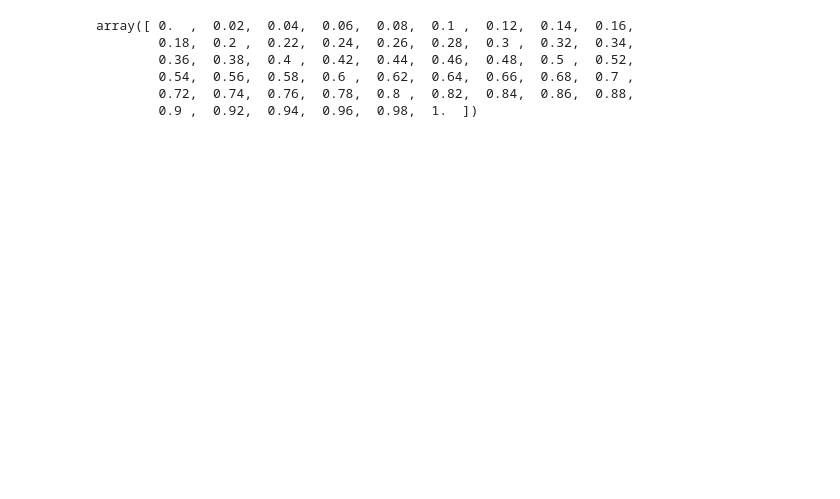
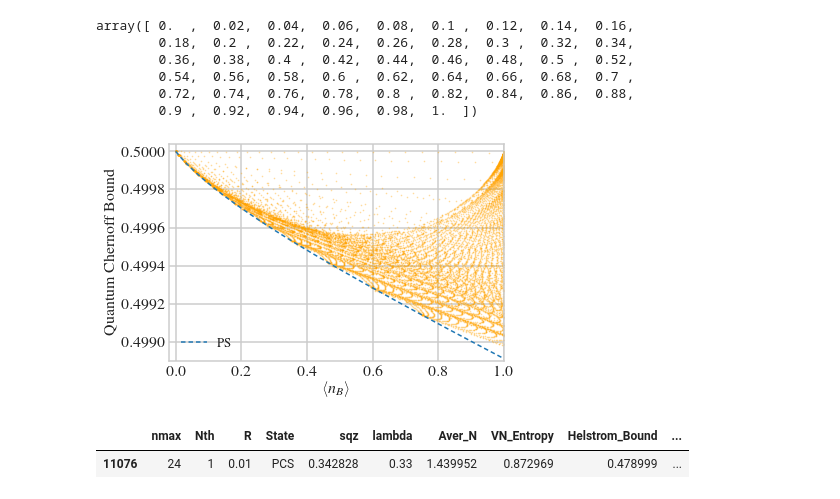
Before and after one commit to lffan/quantum_illumination, a Jupyter notebook: ipynbs/2.1_PCS_Scanning.ipynb, the cells around one changed output. Cells and saved outputs as stored; diff of their text form; code cells hidden in the pictures; blank space fills up the shorter version.

```diff
--- a/ipynbs/2.1_PCS_Scanning.ipynb
+++ b/ipynbs/2.1_PCS_Scanning.ipynb
@@ -21,8 +21,8 @@ import seaborn as sns
 # set_matplotlib_formats('pdf', 'png')
 # np.set_printoptions(threshold='nan', precision=6, suppress=True)
 
-# plt.style.use(['seaborn-whitegrid', '14pt'])
-plt.style.use(['14pt'])
+plt.style.use(['seaborn-whitegrid', '14pt'])
+# plt.style.use(['14pt'])
 %matplotlib inline
 # %%
 filename1 = 'expr_2_pcs_scan_nmax_24_nth_1.0_div_6x51_04-16.csv'
@@ -75,3 +76,32 @@ array([ 0.  ,  0.02,  0.04,  0.06,  0.08,  0.1 ,  0.12,  0.14,  0.16,
         0.54,  0.56,  0.58,  0.6 ,  0.62,  0.64,  0.66,  0.68,  0.7 ,
         0.72,  0.74,  0.76,  0.78,  0.8 ,  0.82,  0.84,  0.86,  0.88,
         0.9 ,  0.92,  0.94,  0.96,  0.98,  1.  ])
+# %%
+# for lmd in df['lambda'].unique():
+#     temp = df[df['lambda'] == lmd]
+#     plt.scatter(temp['B_aver_N'], temp['Chernoff_Bound'], s=0.2, label=None)
+
+plt.scatter(df['B_aver_N'], df['Chernoff_Bound'],
+            marker='o', s=0.5, alpha=0.3, color='orange', label=None)
+for name in ('PS', ):
+    temp_df = dfb[dfb['State'] == name]
+    if name == 'TMSS':
+        continue
+#         plt.plot(temp_df['B_aver_N'], temp_df['Chernoff_Bound'], label=name)
+    else:
+        plt.plot(temp_df['B_aver_N'], temp_df['Chernoff_Bound'],
+                 dashes=dashes[name], label=name)
+
+plt.xlim(-0.02, 1)
+plt.ylim(0.4989, 0.50004)
+
+plt.legend(loc=3, fontsize=13)
+plt.xlabel("$\langle n_B \\rangle$")
+plt.ylabel("Quantum Chernoff Bound")
+
+plt.savefig('../output/figures/g_qcb_vs_nb_pcs.pdf', bbox_inches='tight')
+plt.savefig('../output/figures/g_qcb_vs_nb_pcs.png', bbox_inches='tight')
+
+plt.show()
+# %% [output]
+[figure, added]
@@ -78 +111,6 @@ array([ 0.  ,  0.02,  0.04,  0.06,  0.08,  0.1 ,  0.12,  0.14,  0.16,
+# %%
+t
+# %% [output]
+|  | nmax | Nth | R | State | sqz | lambda | Aver_N | VN_Entropy | Helstrom_Bound | ... |
+| 11076 | 24 | 1 | 0.01 | PCS | 0.342828 | 0.33 | 1.439952 | 0.872969 | 0.478999 | ... |
 # %%
```
Also changed, not shown: parts of 15 cells of this notebook, 19 other files.
